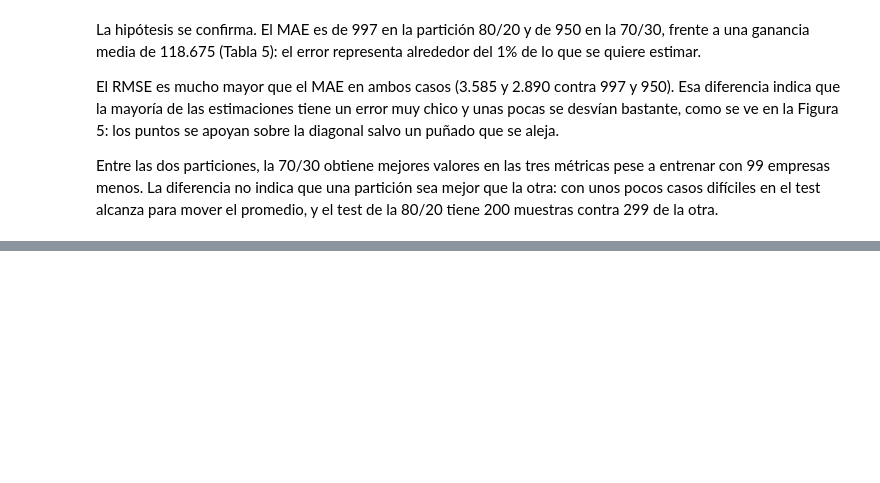
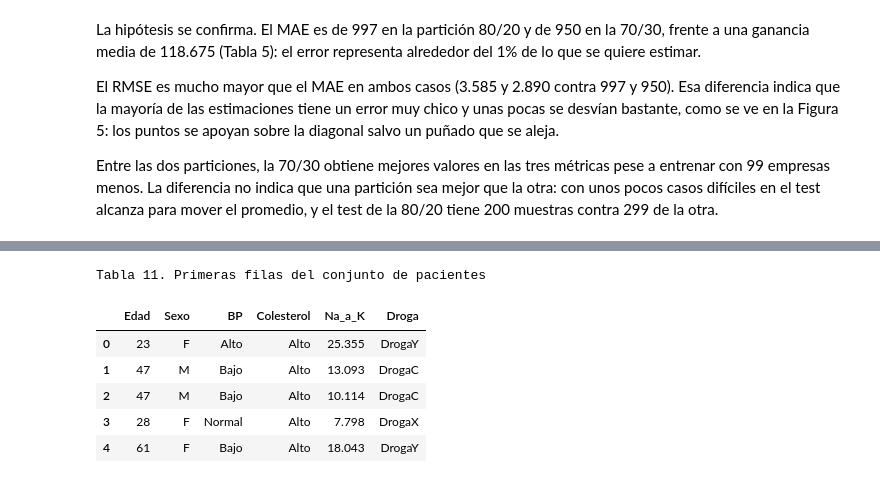
Before and after one commit to frankoespa/tuia-mineria-de-datos, a Jupyter notebook: tp2/tp2_mineria_renna_esparza.ipynb, the cells around one changed output, grey strips where cells are left out. Cells and saved outputs as stored; diff of their text form; code cells hidden in the pictures; blank space fills up the shorter version.

```diff
--- a/tp2/tp2_mineria_renna_esparza.ipynb
+++ b/tp2/tp2_mineria_renna_esparza.ipynb
@@ -452,0 +459,13 @@ Entre las dos particiones, la 70/30 obtiene mejores valores en las tres métrica
+# %%
+pacientes = pd.read_csv("drugType.csv")
+
+print("Tabla 11. Primeras filas del conjunto de pacientes")
+pacientes.head()
+# %% [output]
+Tabla 11. Primeras filas del conjunto de pacientes
+|  | Edad | Sexo | BP | Colesterol | Na_a_K | Droga |
+| 0 | 23 | F | Alto | Alto | 25.355 | DrogaY |
+| 1 | 47 | M | Bajo | Alto | 13.093 | DrogaC |
+| 2 | 47 | M | Bajo | Alto | 10.114 | DrogaC |
+| 3 | 28 | F | Normal | Alto | 7.798 | DrogaX |
+| 4 | 61 | F | Bajo | Alto | 18.043 | DrogaY |
```
Also changed, not shown: parts of 20 cells of this notebook, 1 other file.
